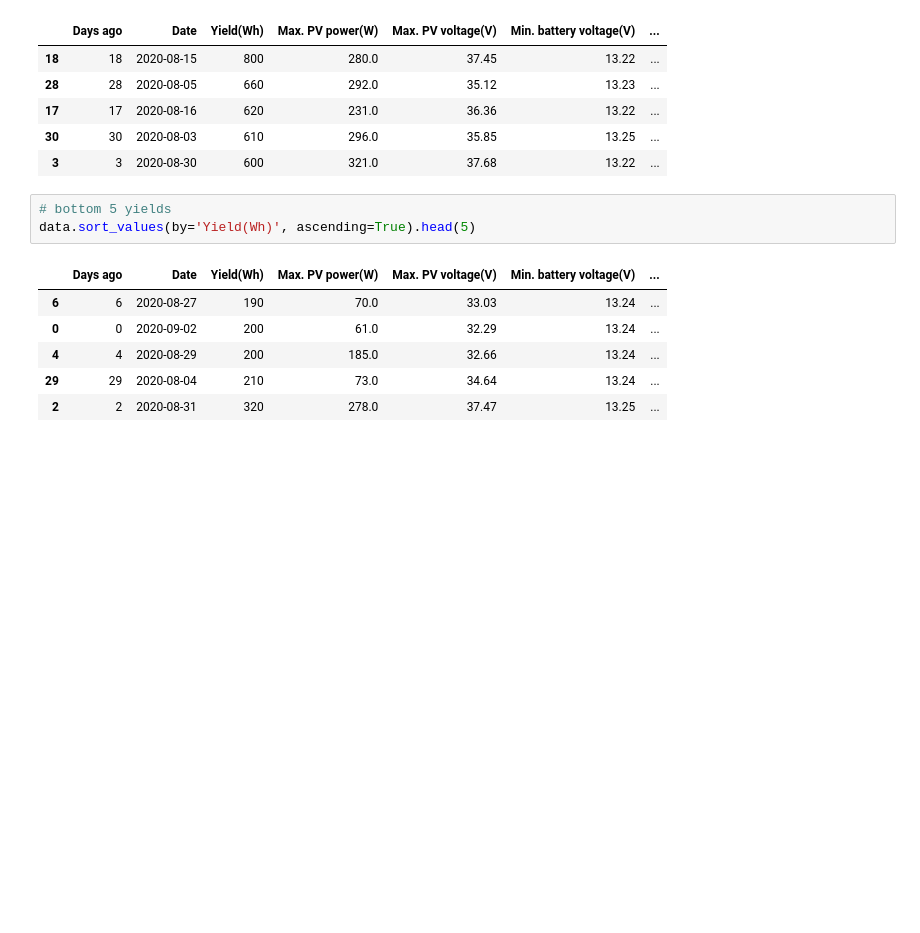
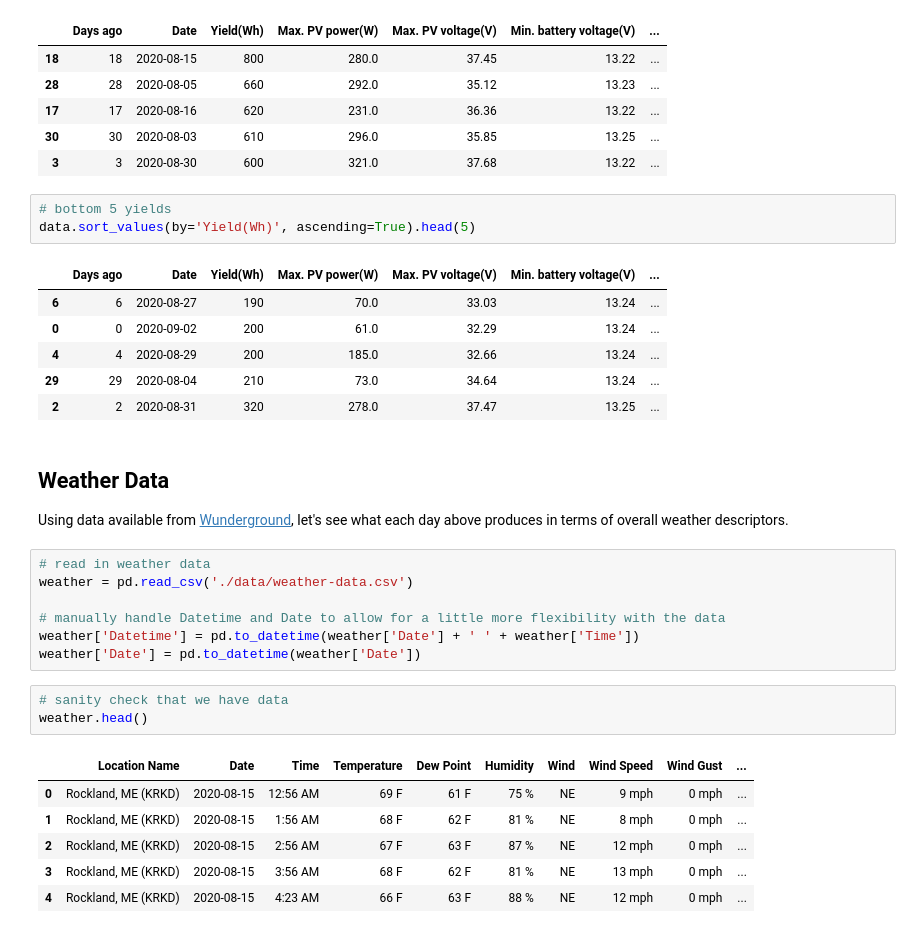
Before and after one commit to rogeramitchell/solar-panel-forecast, a Jupyter notebook: Exploring Data Graphically.ipynb, the cells around one changed output. Drawn from its saved outputs; the diff is of its cells as text; blank space fills up the shorter version.

Commit message:
figuring out valid weather descriptors

```diff
--- a/Exploring Data Graphically.ipynb
+++ b/Exploring Data Graphically.ipynb
@@ -91,3 +91,24 @@ data.sort_values(by='Yield(Wh)', ascending=True).head(5)
 | 4 | 4 | 2020-08-29 | 200 | 185.0 | 32.66 | 13.24 | ... |
 | 29 | 29 | 2020-08-04 | 210 | 73.0 | 34.64 | 13.24 | ... |
 | 2 | 2 | 2020-08-31 | 320 | 278.0 | 37.47 | 13.25 | ... |
+# %% [markdown]
+## Weather Data
+
+Using data available from [Wunderground](https://www.wunderground.com/history/daily/us/nh/jaffrey/KAFN), let's see what each day above produces in terms of overall weather descriptors.
+# %%
+# read in weather data
+weather = pd.read_csv('./data/weather-data.csv')
+
+# manually handle Datetime and Date to allow for a little more flexibility with the data
+weather['Datetime'] = pd.to_datetime(weather['Date'] + ' ' + weather['Time'])
+weather['Date'] = pd.to_datetime(weather['Date'])
+# %%
+# sanity check that we have data
+weather.head()
+# %% [output]
+|  | Location Name | Date | Time | Temperature | Dew Point | Humidity | Wind | Wind Speed | Wind Gust | ... |
+| 0 | Rockland, ME (KRKD) | 2020-08-15 | 12:56 AM | 69 F | 61 F | 75 % | NE | 9 mph | 0 mph | ... |
+| 1 | Rockland, ME (KRKD) | 2020-08-15 | 1:56 AM | 68 F | 62 F | 81 % | NE | 8 mph | 0 mph | ... |
+| 2 | Rockland, ME (KRKD) | 2020-08-15 | 2:56 AM | 67 F | 63 F | 87 % | NE | 12 mph | 0 mph | ... |
+| 3 | Rockland, ME (KRKD) | 2020-08-15 | 3:56 AM | 68 F | 62 F | 81 % | NE | 13 mph | 0 mph | ... |
+| 4 | Rockland, ME (KRKD) | 2020-08-15 | 4:23 AM | 66 F | 63 F | 88 % | NE | 12 mph | 0 mph | ... |
```
Also changed, not shown: parts of 1 cell of this notebook.
